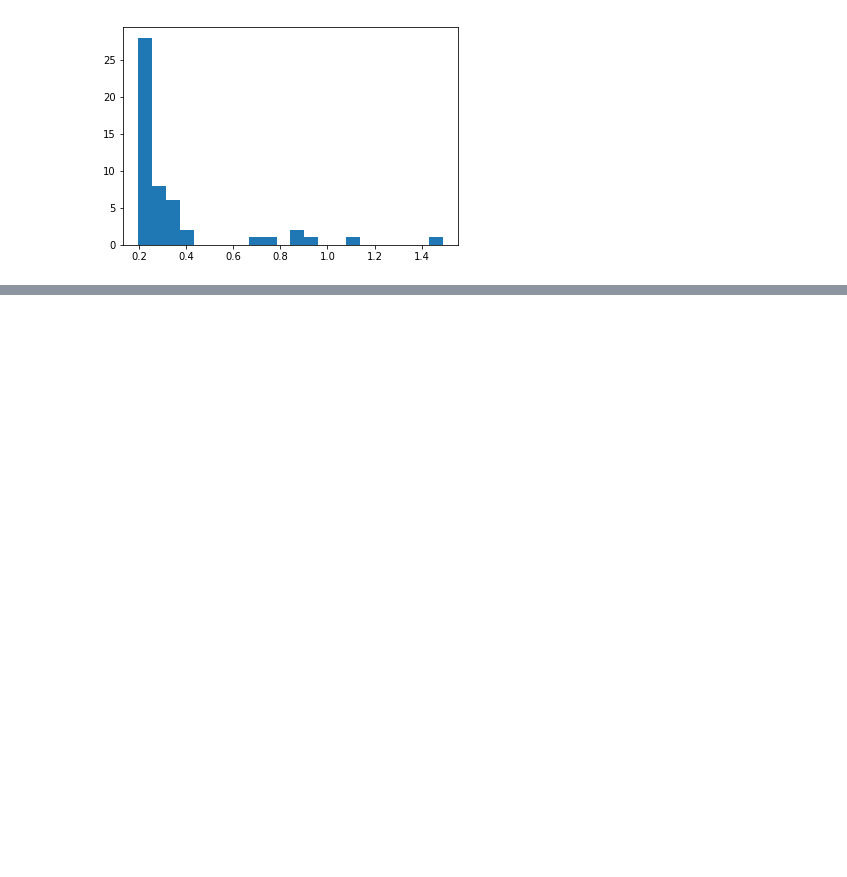
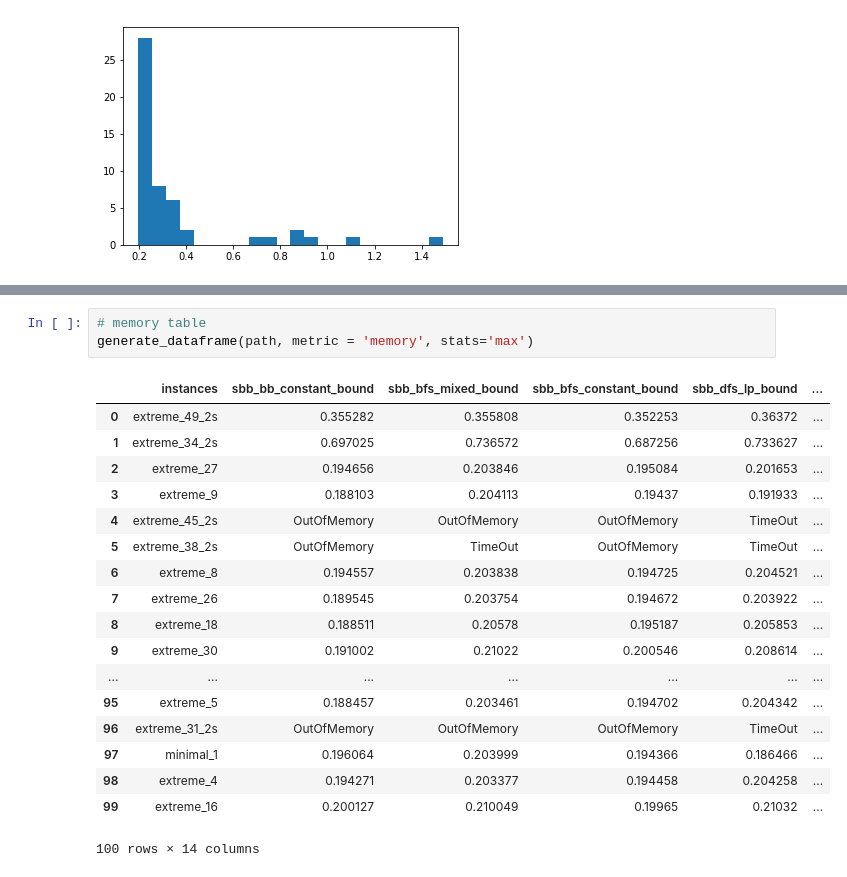
Before and after one commit to jiawei-wang-ucd/jiawei-computations, a Jupyter notebook: data_analysis.ipynb, the cells around one changed output, grey strips where cells are left out. Drawn from its saved outputs; the diff is of its cells as text; blank space fills up the shorter version.

```diff
--- a/data_analysis.ipynb
+++ b/data_analysis.ipynb
@@ -223,0 +251,22 @@ plt.hist(list(df[(df['sbb_bb_constant_bound']!='TimeOut')&(df['sbb_bb_constant_b
+# %%
+# memory table
+generate_dataframe(path, metric = 'memory', stats='max')
+# %% [output]
+|  | instances | sbb_bb_constant_bound | sbb_bfs_mixed_bound | sbb_bfs_constant_bound | sbb_dfs_lp_bound | ... |
+| 0 | extreme_49_2s | 0.355282 | 0.355808 | 0.352253 | 0.36372 | ... |
+| 1 | extreme_34_2s | 0.697025 | 0.736572 | 0.687256 | 0.733627 | ... |
+| 2 | extreme_27 | 0.194656 | 0.203846 | 0.195084 | 0.201653 | ... |
+| 3 | extreme_9 | 0.188103 | 0.204113 | 0.19437 | 0.191933 | ... |
+| 4 | extreme_45_2s | OutOfMemory | OutOfMemory | OutOfMemory | TimeOut | ... |
+| 5 | extreme_38_2s | OutOfMemory | TimeOut | OutOfMemory | TimeOut | ... |
+| 6 | extreme_8 | 0.194557 | 0.203838 | 0.194725 | 0.204521 | ... |
+| 7 | extreme_26 | 0.189545 | 0.203754 | 0.194672 | 0.203922 | ... |
+| 8 | extreme_18 | 0.188511 | 0.20578 | 0.195187 | 0.205853 | ... |
+| 9 | extreme_30 | 0.191002 | 0.21022 | 0.200546 | 0.208614 | ... |
+| ... | ... | ... | ... | ... | ... | ... |
+| 95 | extreme_5 | 0.188457 | 0.203461 | 0.194702 | 0.204342 | ... |
+| 96 | extreme_31_2s | OutOfMemory | OutOfMemory | OutOfMemory | TimeOut | ... |
+| 97 | minimal_1 | 0.196064 | 0.203999 | 0.194366 | 0.186466 | ... |
+| 98 | extreme_4 | 0.194271 | 0.203377 | 0.194458 | 0.204258 | ... |
+| 99 | extreme_16 | 0.200127 | 0.210049 | 0.19965 | 0.21032 | ... |
+100 rows × 14 columns
```
Also changed, not shown: parts of 2 cells of this notebook.
